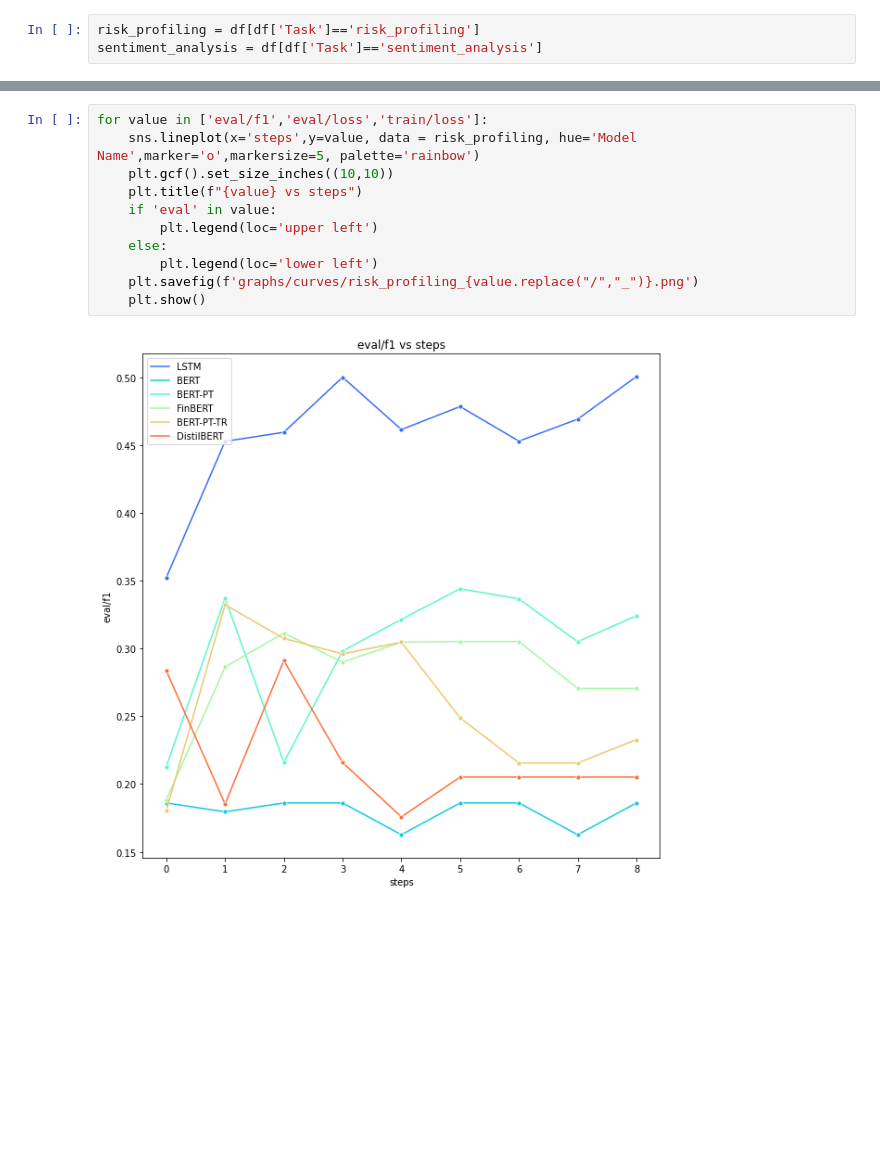
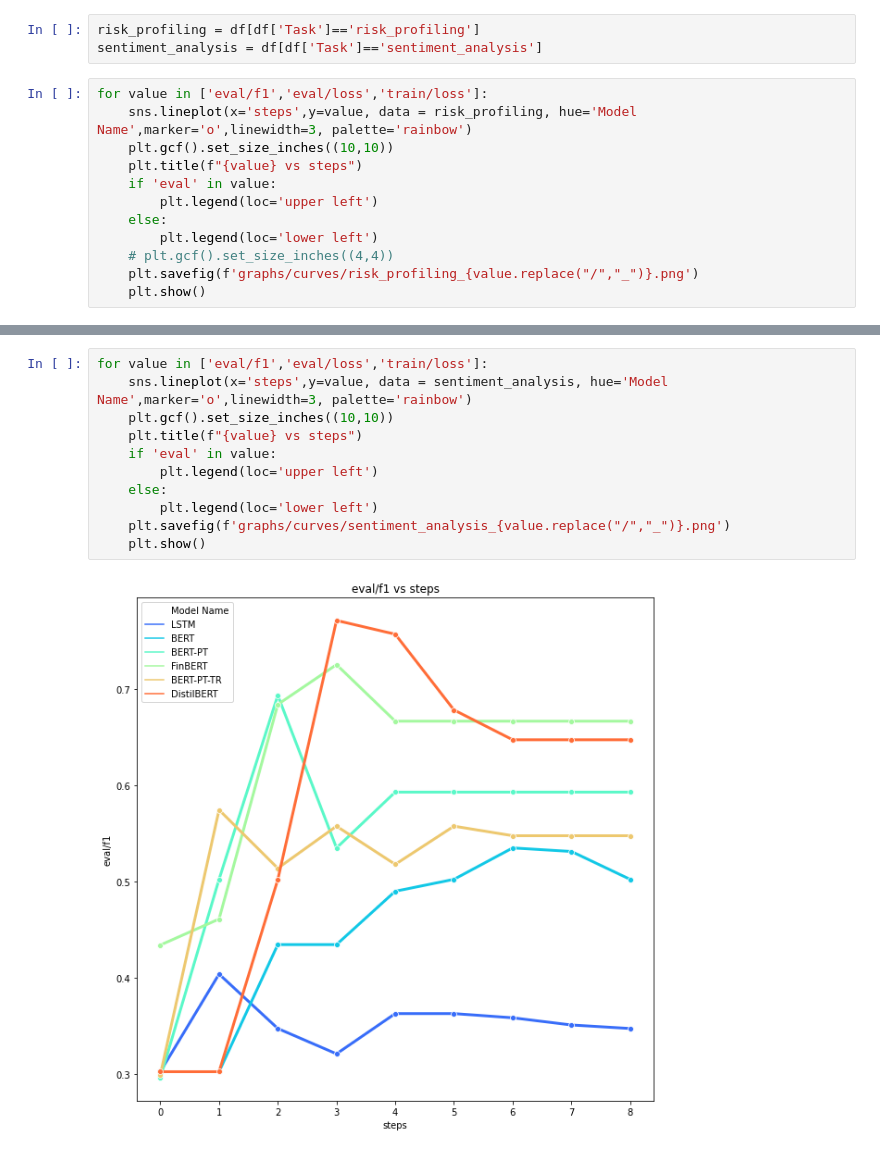
Before and after one commit to gchhablani/financial-sentiment-analysis, a Jupyter notebook: Curves.ipynb, the cells around one changed output, grey strips where cells are left out. Drawn from its saved outputs; the diff is of its cells as text; blank space fills up the shorter version.

Commit message:
Add thicker lines in training curves

```diff
--- a/Curves.ipynb
+++ b/Curves.ipynb
@@ -41,3 +41,15 @@ df['Model Name'] = df['Model'].apply(model_naming.get)
 # %%
 risk_profiling = df[df['Task']=='risk_profiling']
 sentiment_analysis = df[df['Task']=='sentiment_analysis']
+# %%
+for value in ['eval/f1','eval/loss','train/loss']:
+    sns.lineplot(x='steps',y=value, data = risk_profiling, hue='Model Name',marker='o',linewidth=3, palette='rainbow')
+    plt.gcf().set_size_inches((10,10))
+    plt.title(f"{value} vs steps")
+    if 'eval' in value:
+        plt.legend(loc='upper left')
+    else:
+        plt.legend(loc='lower left')
+    # plt.gcf().set_size_inches((4,4))
+    plt.savefig(f'graphs/curves/risk_profiling_{value.replace("/","_")}.png')
+    plt.show()
@@ -44,13 +60,13 @@ sentiment_analysis = df[df['Task']=='sentiment_analysis']
 # %%
 for value in ['eval/f1','eval/loss','train/loss']:
-    sns.lineplot(x='steps',y=value, data = risk_profiling, hue='Model Name',marker='o',markersize=5, palette='rainbow')
+    sns.lineplot(x='steps',y=value, data = sentiment_analysis, hue='Model Name',marker='o',linewidth=3, palette='rainbow')
     plt.gcf().set_size_inches((10,10))
     plt.title(f"{value} vs steps")
     if 'eval' in value:
         plt.legend(loc='upper left')
     else:
         plt.legend(loc='lower left')
-    plt.savefig(f'graphs/curves/risk_profiling_{value.replace("/","_")}.png')
+    plt.savefig(f'graphs/curves/sentiment_analysis_{value.replace("/","_")}.png')
     plt.show()
 # %% [output]
-[figure, old version]
+[figure, new version]
```
Also changed, not shown: parts of 3 cells of this notebook, 6 other files.
